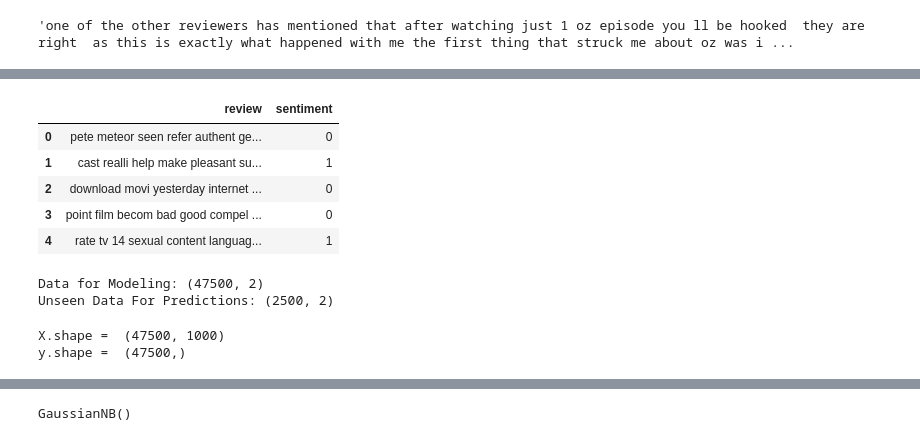
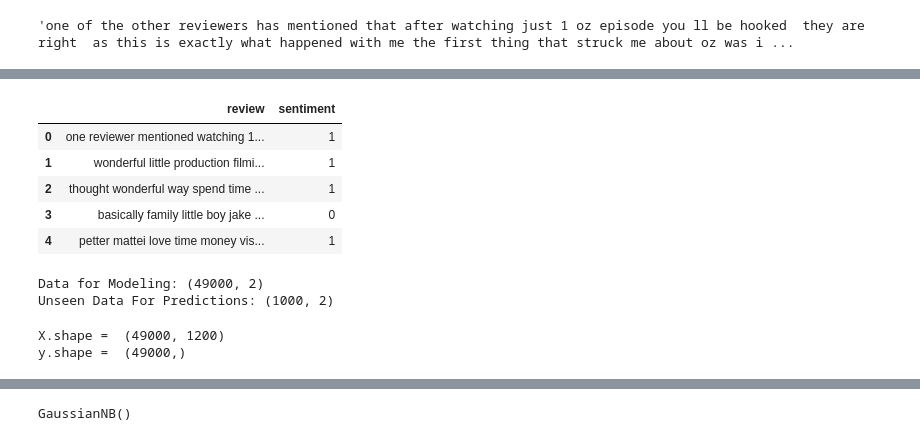
Before and after one commit to prateekmittal154/Movie-Review-Sentiment-Analysis, a Jupyter notebook: Movie Review Sentiment Analysis.ipynb, the cells around one changed output, grey strips where cells are left out. Saved outputs shown, nothing was run; the diff lists cells and outputs as text; code cells hidden in the pictures.

```diff
--- a/Movie Review Sentiment Analysis.ipynb
+++ b/Movie Review Sentiment Analysis.ipynb
@@ -90,10 +90,12 @@ dataset.review[0]
 'one of the other reviewers has mentioned that after watching just 1 oz episode you ll be hooked  they are right  as this is exactly what happened with me the first thing that struck me about oz was i ...
 # %%
 def rem_stopwords(text):
+
     stop_words = set(stopwords.words('english'))
+    stop_words.remove('not')
     words = word_tokenize(text)
     return [w for w in words if w not in stop_words]
 
-data.review = data.review.apply(rem_stopwords)
-data.review[0]
+dataset.review = dataset.review.apply(rem_stopwords)
+dataset.review[0]
 # %% [output]
@@ -125,0 +119,9 @@ data.review[0]
+# %%
+def generate_bigrams(x):
+    n_grams = set(zip(*[x[i:] for i in range(2)]))
+    for n_gram in n_grams:
+        x.append(' '.join(n_gram))
+    return x
+
+dataset.review=dataset.review.apply(generate_bigrams)
+dataset.review[0]
@@ -126,16 +153,16 @@ data.review[0]
 # %%
-data.head()
+dataset.head()
 # %% [output]
 |  | review | sentiment |
-| 0 | pete meteor seen refer authent ge... | 0 |
-| 1 | cast realli help make pleasant su... | 1 |
-| 2 | download movi yesterday internet ... | 0 |
-| 3 | point film becom bad good compel ... | 0 |
-| 4 | rate tv 14 sexual content languag... | 1 |
+| 0 | one reviewer mentioned watching 1... | 1 |
+| 1 | wonderful little production filmi... | 1 |
+| 2 | thought wonderful way spend time ... | 1 |
+| 3 | basically family little boy jake ... | 0 |
+| 4 | petter mattei love time money vis... | 1 |
 # %%
 # sample 5% of data to be used as unseen data
 
-data = dataset.sample(frac=0.95, random_state=786)
+data = dataset.sample(frac=0.98, random_state=786)
 data_unseen = dataset.drop(data.index)
 data.reset_index(inplace=True, drop=True)
 data_unseen.reset_index(inplace=True, drop=True)
@@ -145,15 +172,15 @@ data_unseen.reset_index(inplace=True, drop=True)
 print('Data for Modeling: ' + str(data.shape))
 print('Unseen Data For Predictions: ' + str(data_unseen.shape))
 # %% [output]
-Data for Modeling: (47500, 2)
-Unseen Data For Predictions: (2500, 2)
+Data for Modeling: (49000, 2)
+Unseen Data For Predictions: (1000, 2)
 # %%
 X = np.array(data.iloc[:,0].values)
 y = np.array(data.sentiment.values)
-cv = CountVectorizer(max_features=1000)
+cv = CountVectorizer(max_features=1200)
 X = cv.fit_transform(data.review).toarray()
 print("X.shape = ",X.shape)
 print("y.shape = ",y.shape)
 # %% [output]
-X.shape =  (47500, 1000)
-y.shape =  (47500,)
+X.shape =  (49000, 1200)
+y.shape =  (49000,)
```
Also changed, not shown: parts of 24 cells of this notebook, 2 other files.
